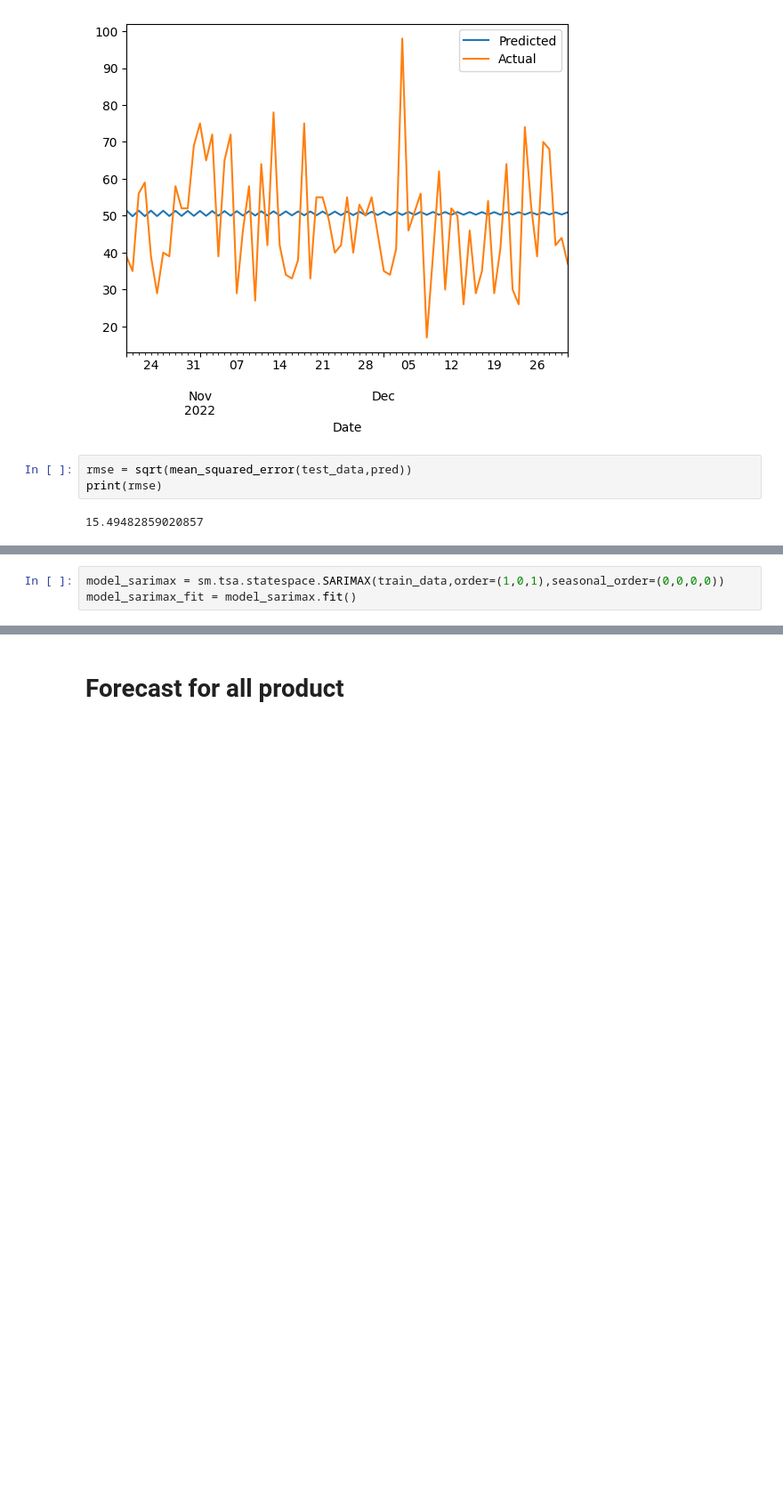
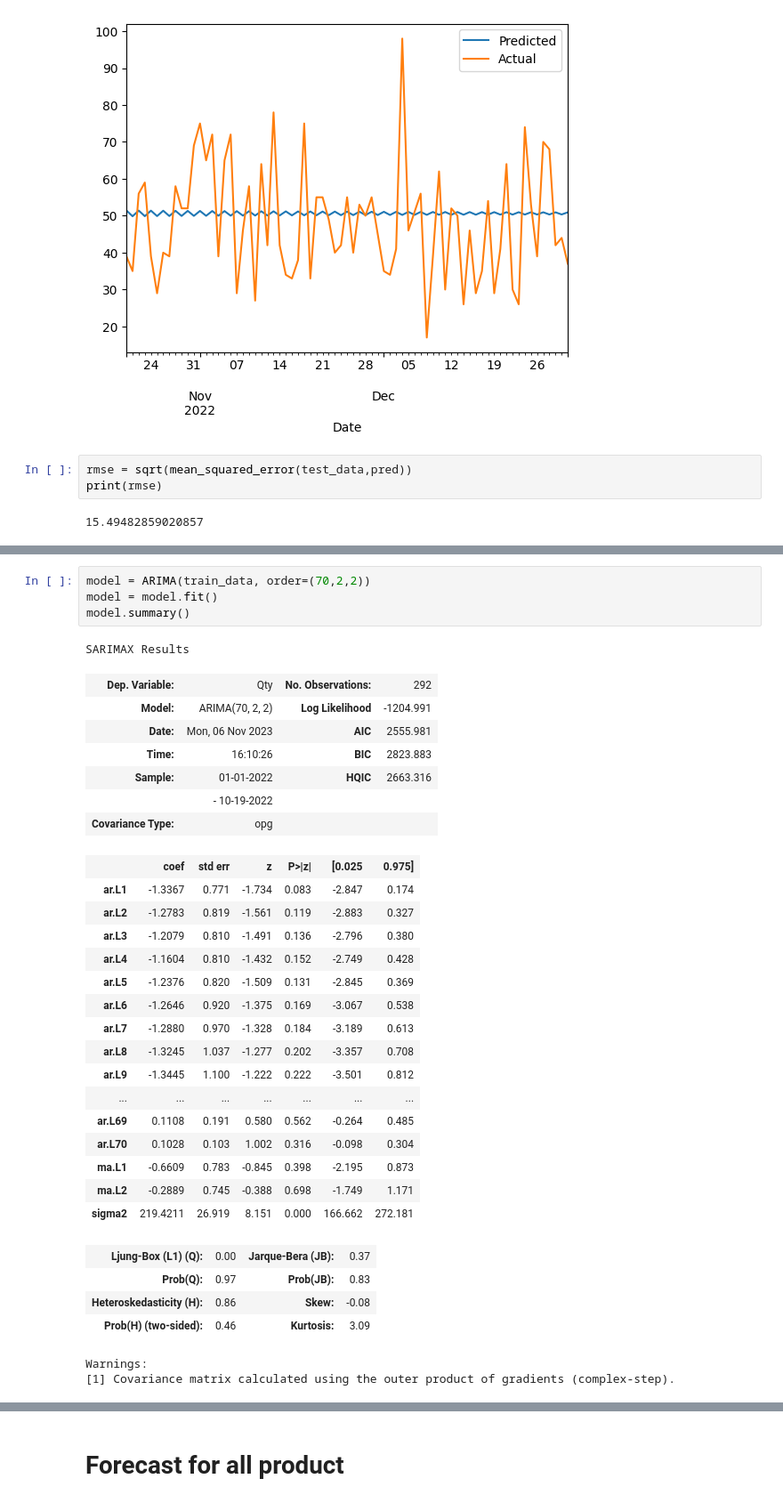
Before and after one commit to marginbridge/VIX-Kalbe-Nutritionals, a Jupyter notebook: time_series.ipynb, the cells around one changed output, grey strips where cells are left out. Shown: that part at 89% size. Saved outputs shown, nothing was run; the diff lists cells and outputs as text; blank space fills up the shorter version.

```diff
--- a/time series.ipynb
+++ b/time_series.ipynb
@@ -437,6 +410,38 @@ Successfully installed statsmodels-0.15.0.dev73+g5598e1034
-# %%
-model_sarimax = sm.tsa.statespace.SARIMAX(train_data,order=(1,0,1),seasonal_order=(0,0,0,0))
-model_sarimax_fit = model_sarimax.fit()
+# %%
+model = ARIMA(train_data, order=(70,2,2))
+model = model.fit()
+model.summary()
+# %% [output]
+SARIMAX Results
+| Dep. Variable: | Qty | No. Observations: | 292 |
+| Model: | ARIMA(70, 2, 2) | Log Likelihood | -1204.991 |
+| Date: | Mon, 06 Nov 2023 | AIC | 2555.981 |
+| Time: | 16:10:26 | BIC | 2823.883 |
+| Sample: | 01-01-2022 | HQIC | 2663.316 |
+|  | - 10-19-2022 |  |  |
+| Covariance Type: | opg |  |  |
+|  | coef | std err | z | P>|z| | [0.025 | 0.975] |
+| ar.L1 | -1.3367 | 0.771 | -1.734 | 0.083 | -2.847 | 0.174 |
+| ar.L2 | -1.2783 | 0.819 | -1.561 | 0.119 | -2.883 | 0.327 |
+| ar.L3 | -1.2079 | 0.810 | -1.491 | 0.136 | -2.796 | 0.380 |
+| ar.L4 | -1.1604 | 0.810 | -1.432 | 0.152 | -2.749 | 0.428 |
+| ar.L5 | -1.2376 | 0.820 | -1.509 | 0.131 | -2.845 | 0.369 |
+| ar.L6 | -1.2646 | 0.920 | -1.375 | 0.169 | -3.067 | 0.538 |
+| ar.L7 | -1.2880 | 0.970 | -1.328 | 0.184 | -3.189 | 0.613 |
+| ar.L8 | -1.3245 | 1.037 | -1.277 | 0.202 | -3.357 | 0.708 |
+| ar.L9 | -1.3445 | 1.100 | -1.222 | 0.222 | -3.501 | 0.812 |
+| ... | ... | ... | ... | ... | ... | ... |
+| ar.L69 | 0.1108 | 0.191 | 0.580 | 0.562 | -0.264 | 0.485 |
+| ar.L70 | 0.1028 | 0.103 | 1.002 | 0.316 | -0.098 | 0.304 |
+| ma.L1 | -0.6609 | 0.783 | -0.845 | 0.398 | -2.195 | 0.873 |
+| ma.L2 | -0.2889 | 0.745 | -0.388 | 0.698 | -1.749 | 1.171 |
+| sigma2 | 219.4211 | 26.919 | 8.151 | 0.000 | 166.662 | 272.181 |
+| Ljung-Box (L1) (Q): | 0.00 | Jarque-Bera (JB): | 0.37 |
+| Prob(Q): | 0.97 | Prob(JB): | 0.83 |
+| Heteroskedasticity (H): | 0.86 | Skew: | -0.08 |
+| Prob(H) (two-sided): | 0.46 | Kurtosis: | 3.09 |
+Warnings:
+[1] Covariance matrix calculated using the outer product of gradients (complex-step).
 # %%
 start = len(train_data)
 end = len(train_data)+len(test_data)-1
```
Also changed, not shown: parts of 12 cells of this notebook.
